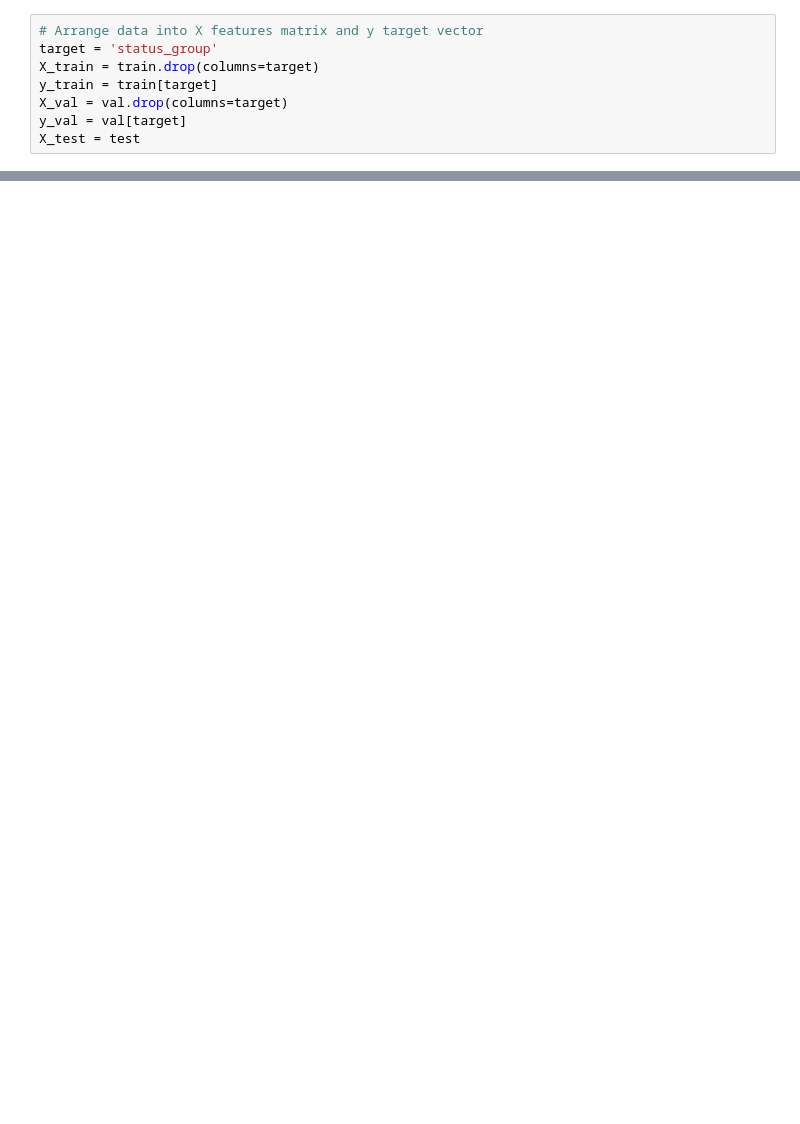
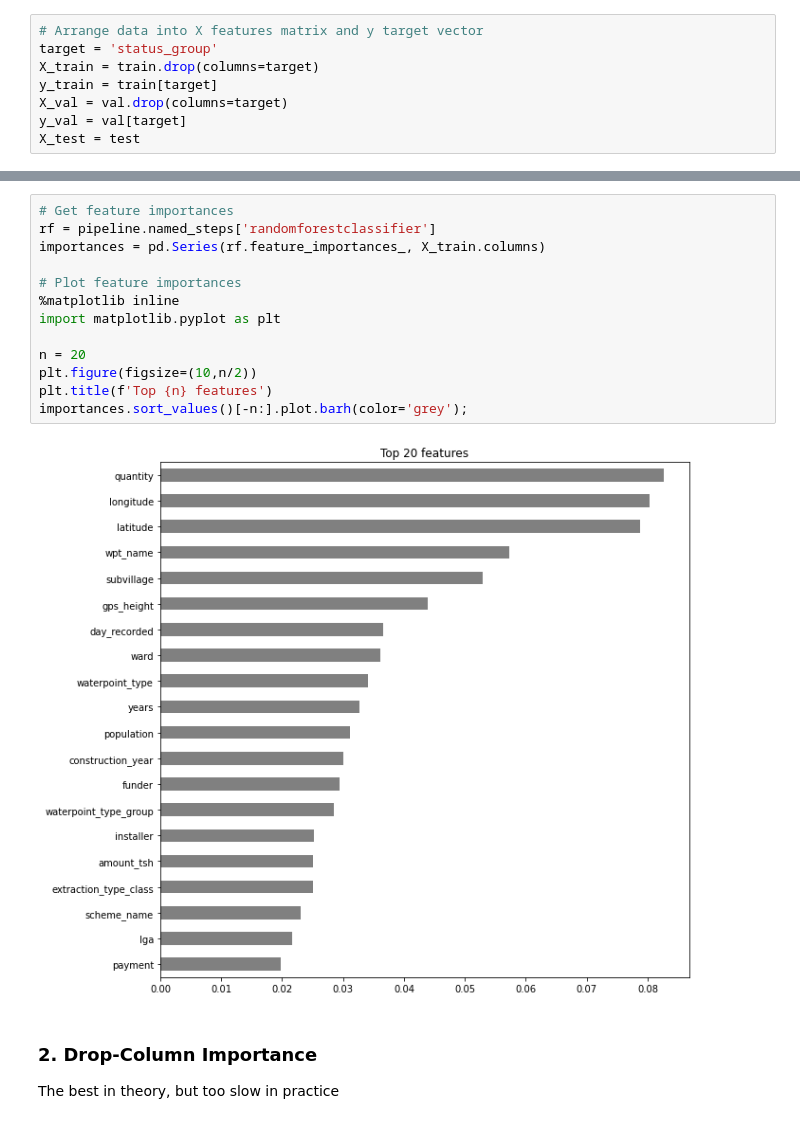
Before and after one commit to drewamorbordelon/DS-Unit-3-Sprint-1-Software-Engineering, a Jupyter notebook: module1-python-modules-packages-and-environments/Unit3_1_DS19.ipynb, the cells around one changed output, grey strips where cells are left out. Drawn from its saved outputs; the diff is of its cells as text; blank space fills up the shorter version.

```diff
--- a/module1-python-modules-packages-and-environments/Unit3_1_DS19.ipynb
+++ b/module1-python-modules-packages-and-environments/Unit3_1_DS19.ipynb
@@ -106,0 +138,19 @@ print('Validation Accuracy', pipeline.score(X_val, y_val))
+# %%
+# Get feature importances
+rf = pipeline.named_steps['randomforestclassifier']
+importances = pd.Series(rf.feature_importances_, X_train.columns)
+
+# Plot feature importances
+%matplotlib inline
+import matplotlib.pyplot as plt
+
+n = 20
+plt.figure(figsize=(10,n/2))
+plt.title(f'Top {n} features')
+importances.sort_values()[-n:].plot.barh(color='grey');
+# %% [output]
+[figure, added]
+# %% [markdown]
+### 2. Drop-Column Importance
+
+The best in theory, but too slow in practice
```
Also changed, not shown: parts of 40 cells of this notebook.
